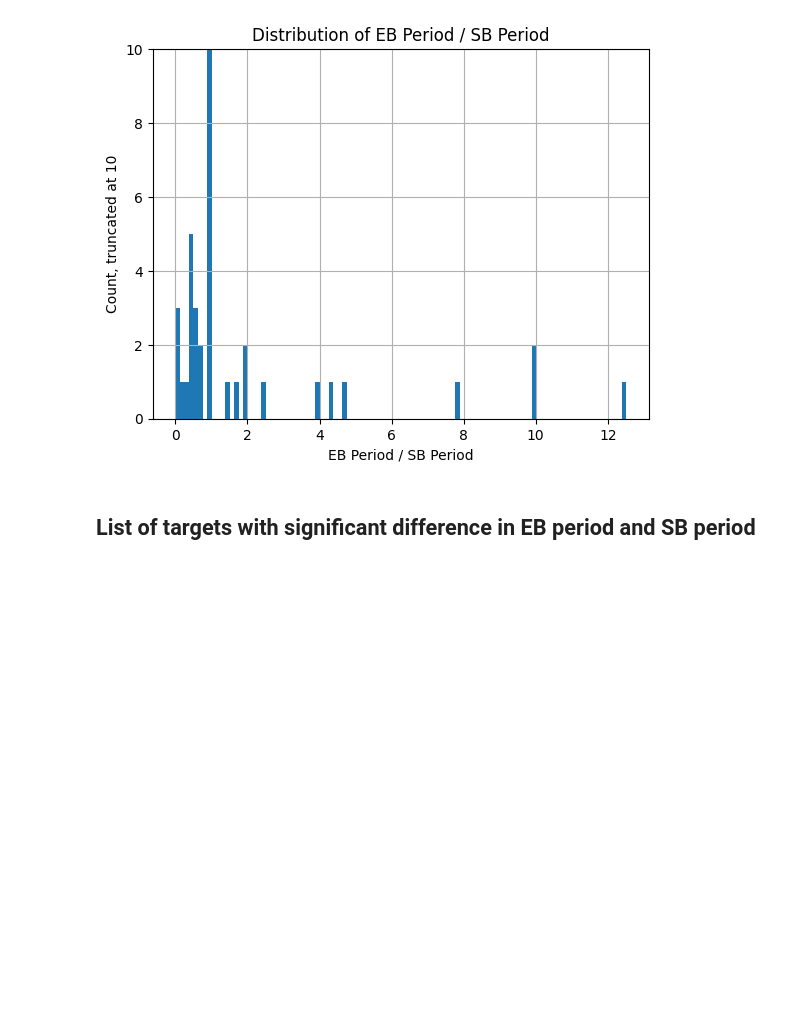
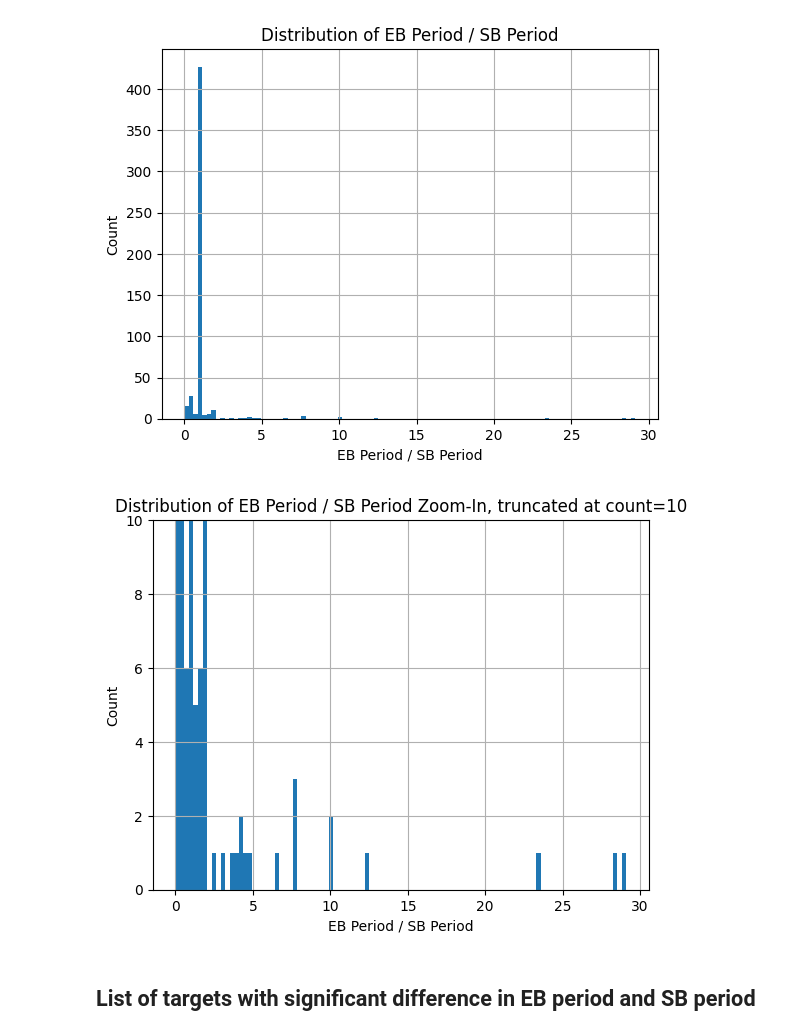
Before and after one commit to orionlee/PH_TESS_I_LightCurveViewer, a Jupyter notebook: eb_with_diff_sb_period/Dashboard_EB_with_SB.ipynb, the cells around one changed output. Saved outputs shown, nothing was run; the diff lists cells and outputs as text; code cells hidden in the pictures; blank space fills up the shorter version.

```diff
--- a/eb_with_diff_sb_period/Dashboard_EB_with_SB.ipynb
+++ b/eb_with_diff_sb_period/Dashboard_EB_with_SB.ipynb
@@ -31,11 +31,18 @@ Num EBs are SBs:         200
 # %%
 ax = df_m1["Period_Ratio_EB_SB"].hist(bins=100)
-ax.set_ylim(0, 10);
 ax.set_title("Distribution of EB Period / SB Period");
 ax.set_xlabel("EB Period / SB Period");
-ax.set_ylabel("Count, truncated at 10");
+ax.set_ylabel("Count");
+plt.show();
+
+ax = df_m1["Period_Ratio_EB_SB"].hist(bins=100)
+ax.set_ylim(0, 10);
+ax.set_title("Distribution of EB Period / SB Period Zoom-In, truncated at count=10");
+ax.set_xlabel("EB Period / SB Period");
+ax.set_ylabel("Count");
 # %% [output]
-[figure, old version]
+[figure, new version]
+[figure, added]
 # %% [markdown]
 ## List of targets with significant difference in EB period and SB period
 # %%
```
Also changed, not shown: parts of 4 cells of this notebook, 7 other files.
